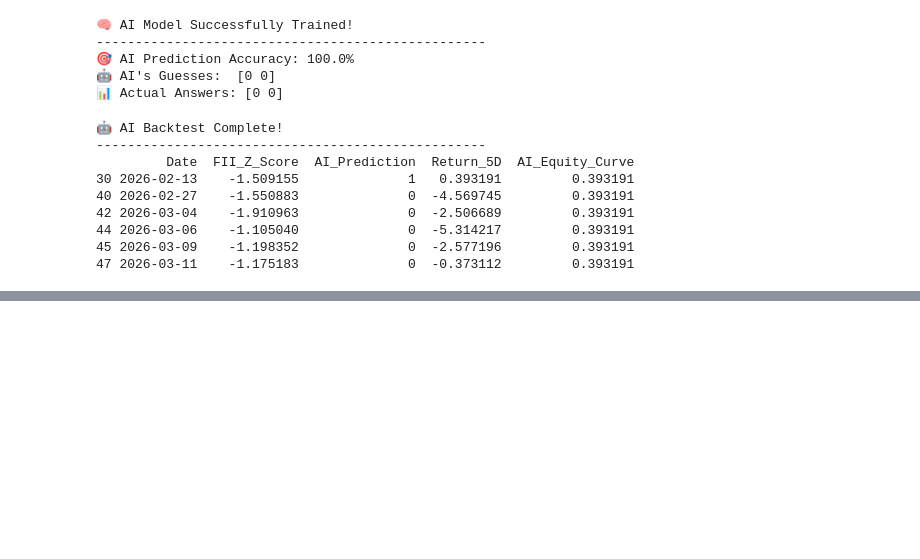
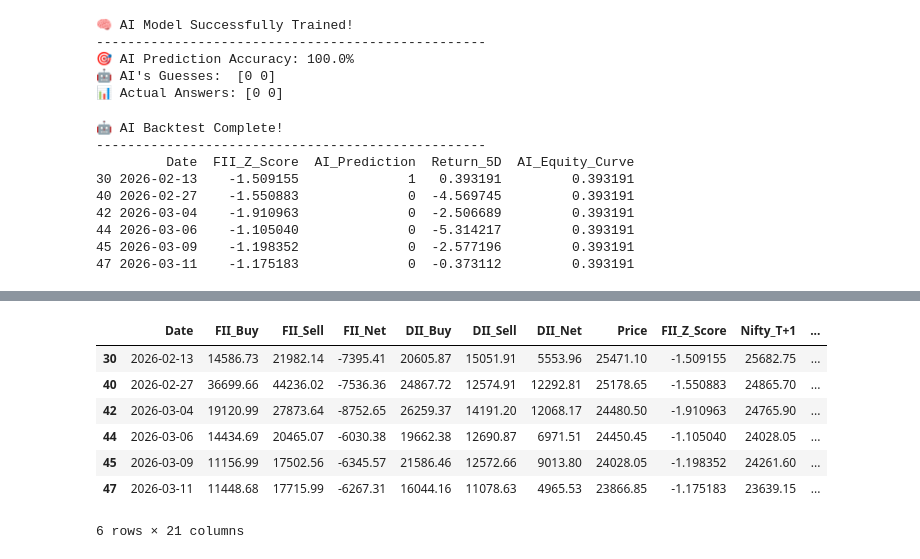
Before and after one commit to krish-data/nse-market-intelligence-suite, a Jupyter notebook: notebooks/03_fii_dii_master.ipynb, the cells around one changed output, grey strips where cells are left out. Drawn from its saved outputs; the diff is of its cells as text; code cells hidden in the pictures; blank space fills up the shorter version.

```diff
--- a/notebooks/03_fii_dii_master.ipynb
+++ b/notebooks/03_fii_dii_master.ipynb
@@ -793,3 +794,15 @@ print(panic_days[['Date', 'FII_Z_Score', 'AI_Prediction', 'Return_5D', 'AI_Equit
 44 2026-03-06    -1.105040              0  -5.314217         0.393191
 45 2026-03-09    -1.198352              0  -2.577196         0.393191
 47 2026-03-11    -1.175183              0  -0.373112         0.393191
+# %%
+# ==========================================
+# DAY 11: ADVANCED SUMMARIZATION
+# STEP 1: EXTRACTING TIME DATA
+# ==========================================
+
+# 1. We create a new column called 'Month'
+# .dt.month_name() is a powerful Pandas tool that turns '2026-03-20' into 'March'
+panic_days['Month'] = panic_days['Date'].dt.month_name()
+
+print("✅ Month Column Added!")
+print(panic_days[['Date', 'Month', 'Return_5D']].head())
@@ -795,0 +890,11 @@ print(panic_days[['Date', 'FII_Z_Score', 'AI_Prediction', 'Return_5D', 'AI_Equit
+# %%
+panic_days
+# %% [output]
+|  | Date | FII_Buy | FII_Sell | FII_Net | DII_Buy | DII_Sell | DII_Net | Price | FII_Z_Score | Nifty_T+1 | ... |
+| 30 | 2026-02-13 | 14586.73 | 21982.14 | -7395.41 | 20605.87 | 15051.91 | 5553.96 | 25471.10 | -1.509155 | 25682.75 | ... |
+| 40 | 2026-02-27 | 36699.66 | 44236.02 | -7536.36 | 24867.72 | 12574.91 | 12292.81 | 25178.65 | -1.550883 | 24865.70 | ... |
+| 42 | 2026-03-04 | 19120.99 | 27873.64 | -8752.65 | 26259.37 | 14191.20 | 12068.17 | 24480.50 | -1.910963 | 24765.90 | ... |
+| 44 | 2026-03-06 | 14434.69 | 20465.07 | -6030.38 | 19662.38 | 12690.87 | 6971.51 | 24450.45 | -1.105040 | 24028.05 | ... |
+| 45 | 2026-03-09 | 11156.99 | 17502.56 | -6345.57 | 21586.46 | 12572.66 | 9013.80 | 24028.05 | -1.198352 | 24261.60 | ... |
+| 47 | 2026-03-11 | 11448.68 | 17715.99 | -6267.31 | 16044.16 | 11078.63 | 4965.53 | 23866.85 | -1.175183 | 23639.15 | ... |
+6 rows × 21 columns
```
Also changed, not shown: parts of 9 cells of this notebook, 4 other files.
